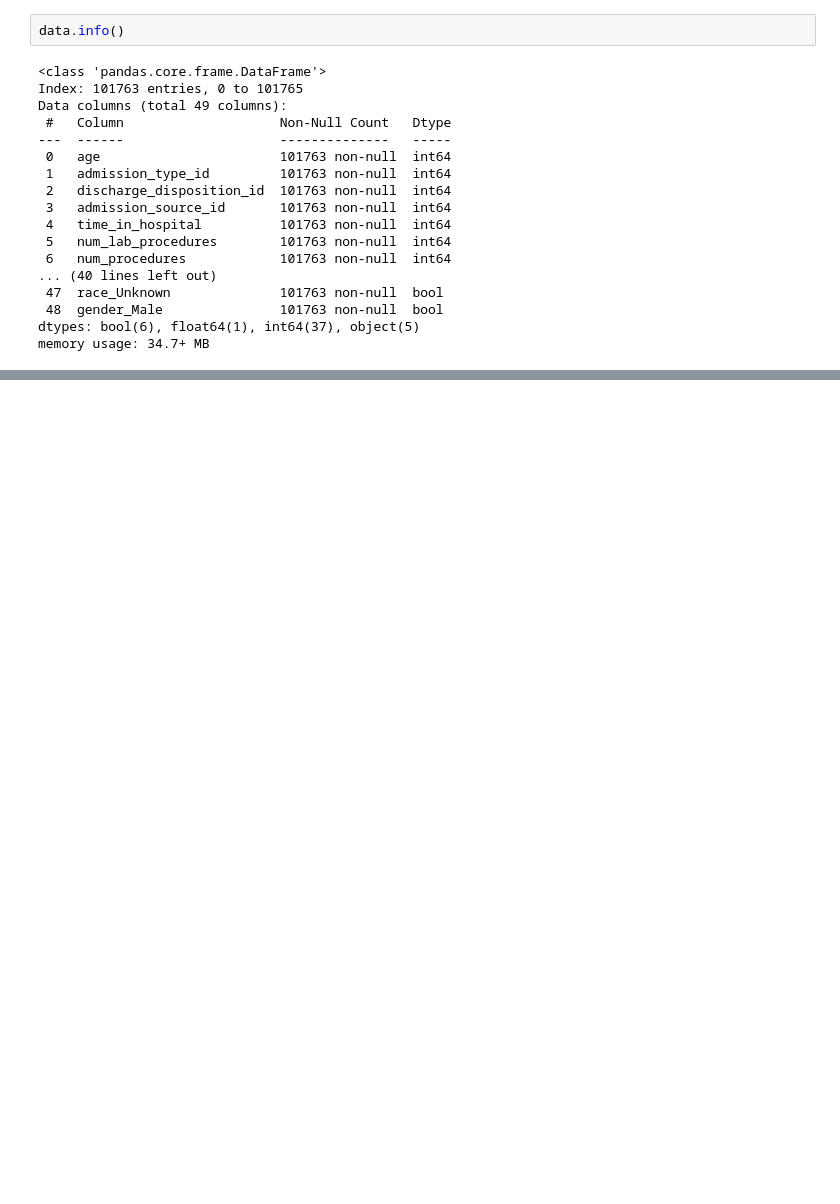
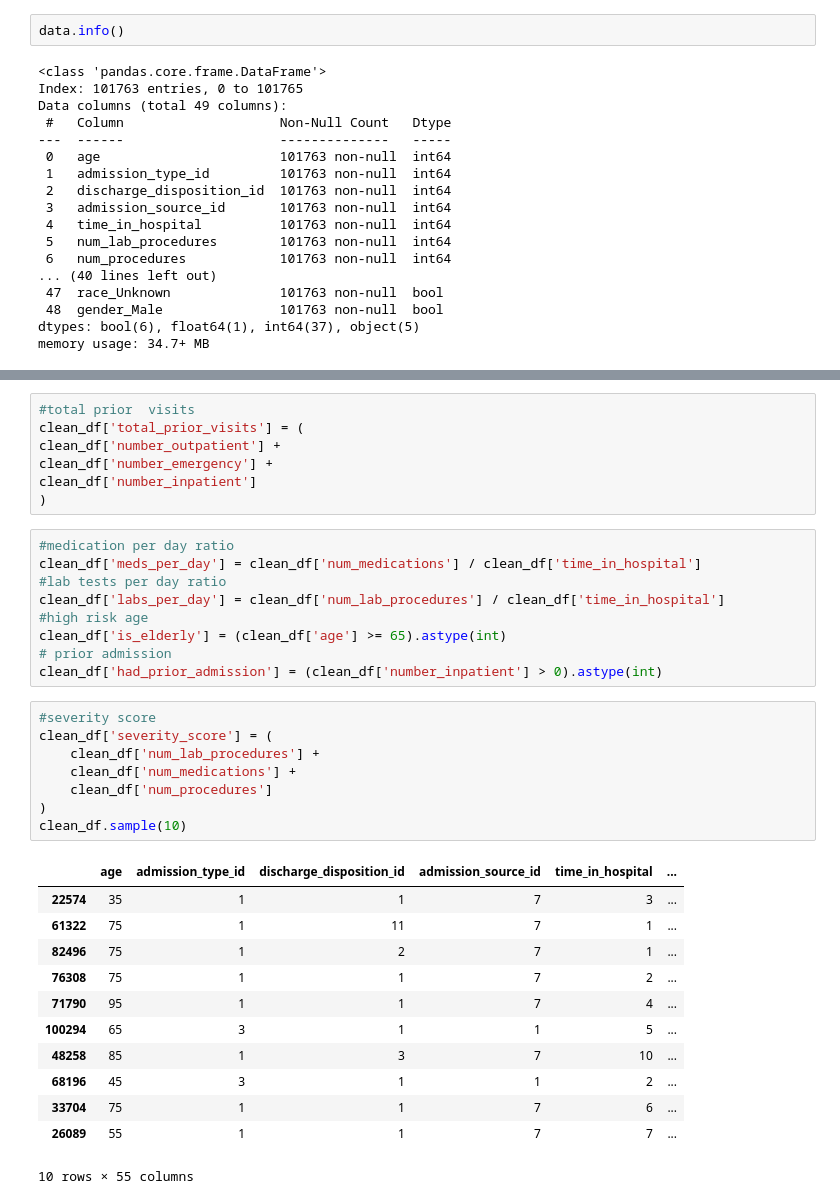
Before and after one commit to onchonga-programmer/patients-readmission, a Jupyter notebook: patient_readmission_cdss/notebooks/1_eda.ipynb, the cells around one changed output, grey strips where cells are left out. Drawn from its saved outputs; the diff is of its cells as text; blank space fills up the shorter version.

```diff
--- a/patient_readmission_cdss/notebooks/1_eda.ipynb
+++ b/patient_readmission_cdss/notebooks/1_eda.ipynb
@@ -427,0 +453,37 @@ data[['total_prior_visits', 'meds_per_day', 'labs_per_day',
+# %%
+#total prior  visits
+clean_df['total_prior_visits'] = (
+clean_df['number_outpatient'] +
+clean_df['number_emergency'] +
+clean_df['number_inpatient']
+)
+# %%
+#medication per day ratio
+clean_df['meds_per_day'] = clean_df['num_medications'] / clean_df['time_in_hospital']
+#lab tests per day ratio
+clean_df['labs_per_day'] = clean_df['num_lab_procedures'] / clean_df['time_in_hospital']
+#high risk age
+clean_df['is_elderly'] = (clean_df['age'] >= 65).astype(int)
+# prior admission
+clean_df['had_prior_admission'] = (clean_df['number_inpatient'] > 0).astype(int)
+# %%
+#severity score
+clean_df['severity_score'] = (
+    clean_df['num_lab_procedures'] +
+    clean_df['num_medications'] +
+    clean_df['num_procedures']
+)
+clean_df.sample(10)
+# %% [output]
+|  | age | admission_type_id | discharge_disposition_id | admission_source_id | time_in_hospital | ... |
+| 22574 | 35 | 1 | 1 | 7 | 3 | ... |
+| 61322 | 75 | 1 | 11 | 7 | 1 | ... |
+| 82496 | 75 | 1 | 2 | 7 | 1 | ... |
+| 76308 | 75 | 1 | 1 | 7 | 2 | ... |
+| 71790 | 95 | 1 | 1 | 7 | 4 | ... |
+| 100294 | 65 | 3 | 1 | 1 | 5 | ... |
+| 48258 | 85 | 1 | 3 | 7 | 10 | ... |
+| 68196 | 45 | 3 | 1 | 1 | 2 | ... |
+| 33704 | 75 | 1 | 1 | 7 | 6 | ... |
+| 26089 | 55 | 1 | 1 | 7 | 7 | ... |
+10 rows × 55 columns
```
Also changed, not shown: parts of 43 cells of this notebook.
